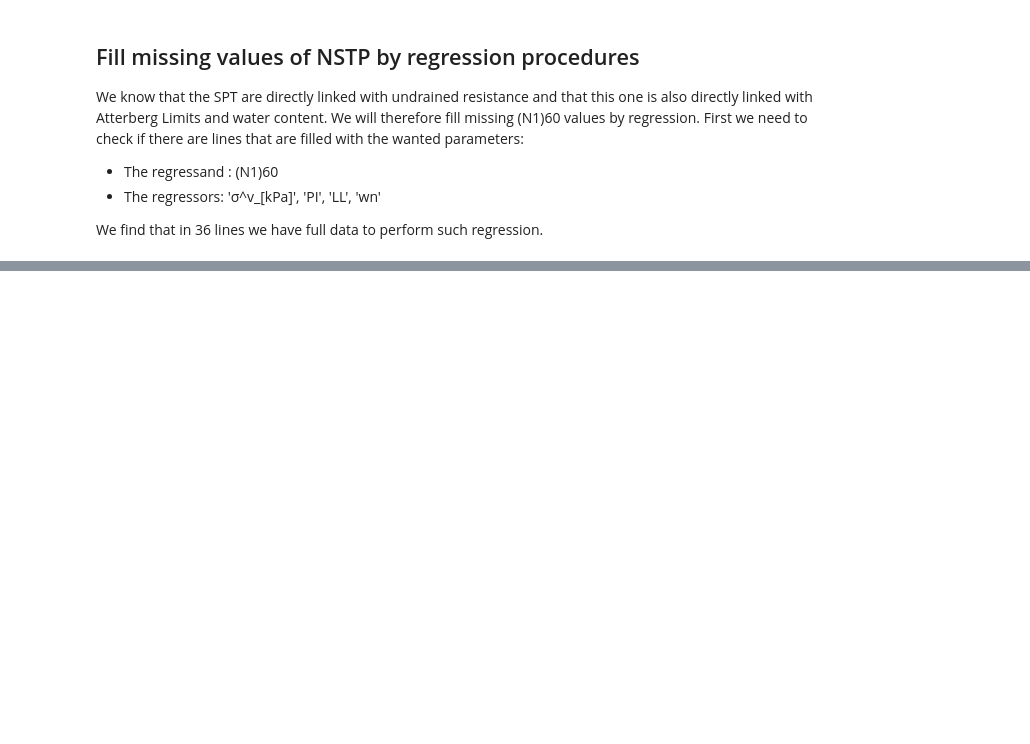
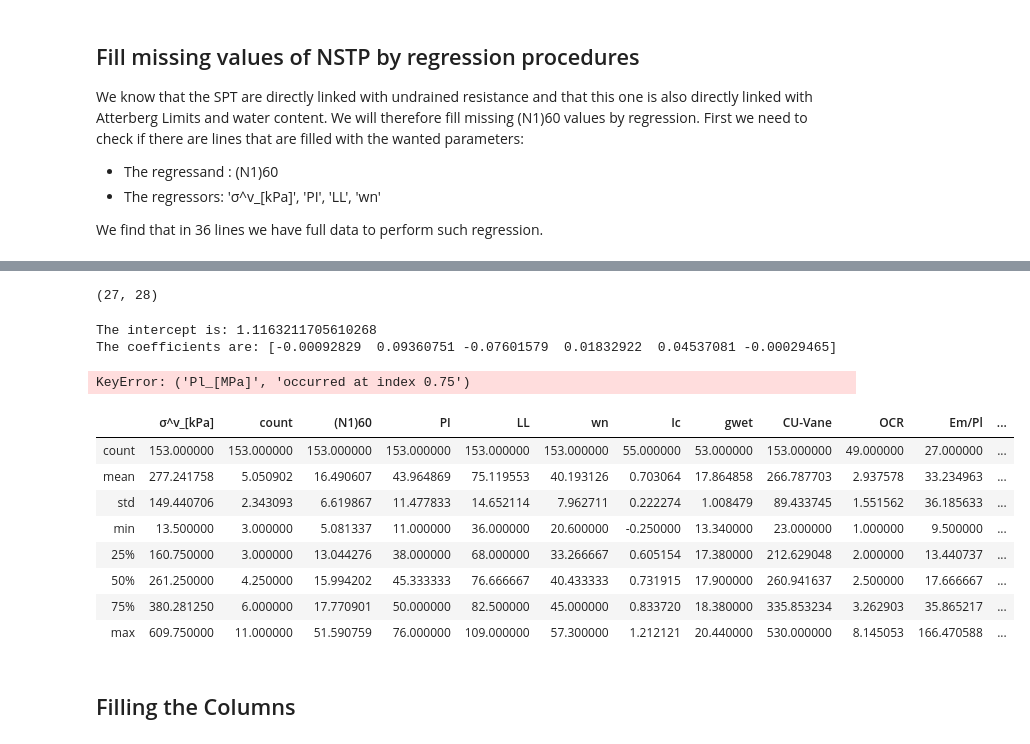
Before and after one commit to fabrizioperuzzo/bayesian_analysis_geotech, a Jupyter notebook: P6_Bayesian_analysis.ipynb, the cells around one changed output, grey strips where cells are left out. Drawn from its saved outputs; the diff is of its cells as text; code cells hidden in the pictures; blank space fills up the shorter version.

Commit message:
Second model saving

```diff
--- a/Untitled.ipynb
+++ b/P6_Bayesian_analysis.ipynb
@@ -304,0 +312,5 @@ missing_data_df['horsepower']= missing_data_df.apply(
+# %%
+dfg['CU-Vane']= dfg.apply(
+    lambda row:
+            vanec1 * row['σ^v_[kPa]'] + vanec2 * row.PI + vanec3 * row.LL + vanec4 * row.wn + vanec5 * row['(N1)60'] + vanec0
+            if np.isnan(row['CU-Vane']) else row['CU-Vane'], axis=1)
@@ -304,0 +325,54 @@ missing_data_df['horsepower']= missing_data_df.apply(
+# %%
+dfg.dropna(subset=['σ^v_[kPa]', '(N1)60', 'PI', 'LL', 'wn','CU-Vane','Pl_[Mpa]']).shape
+# %% [output]
+(27, 28)
+# %%
+# create subdatabase without Nan
+
+dfg_train=dfg.dropna(subset=['σ^v_[kPa]', '(N1)60', 'PI', 'LL', 'wn','CU-Vane','Pl_[Mpa]'])
+
+X_train = np.array(dfg_train[['σ^v_[kPa]', 'PI', 'LL', 'wn','(N1)60','CU-Vane']])
+y_train = np.array(dfg_train['Pl_[Mpa]'])
+# %%
+model = LinearRegression().fit(X_train, y_train)
+
+# Step 4: Get results
+r_sq = model.score(X_train, y_train)
+intercept, coefficients = model.intercept_, model.coef_
+
+plc0 = intercept
+plc1 = coefficients[0]
+plc2 = coefficients[1]
+plc3 = coefficients[2]
+plc4 = coefficients[3]
+plc5 = coefficients[4]
+plc6 = coefficients[5]
+
+
+
+print('The intercept is:', intercept)
+print('The coefficients are:', coefficients)
+# %% [output]
+The intercept is: 1.1163211705610268
+The coefficients are: [-0.00092829  0.09360751 -0.07601579  0.01832922  0.04537081 -0.00029465]
+# %%
+dfg['Pl_[MPa]']= dfg.apply(
+    lambda row:
+            plc1 * row['σ^v_[kPa]'] + plc2 * row.PI + plc3 * row.LL + plc4 * row.wn + plc5 * row['(N1)60'] + plc6 * row['CU-Vane'] + plc0
+            if np.isnan(row['Pl_[MPa]']) else row['Pl_[MPa]'], axis=1)
+# %% [output]
+KeyError: ('Pl_[MPa]', 'occurred at index 0.75')
+# %%
+dfg.describe()
+# %% [output]
+|  | σ^v_[kPa] | count | (N1)60 | PI | LL | wn | Ic | gwet | CU-Vane | OCR | Em/Pl | ... |
+| count | 153.000000 | 153.000000 | 153.000000 | 153.000000 | 153.000000 | 153.000000 | 55.000000 | 53.000000 | 153.000000 | 49.000000 | 27.000000 | ... |
+| mean | 277.241758 | 5.050902 | 16.490607 | 43.964869 | 75.119553 | 40.193126 | 0.703064 | 17.864858 | 266.787703 | 2.937578 | 33.234963 | ... |
+| std | 149.440706 | 2.343093 | 6.619867 | 11.477833 | 14.652114 | 7.962711 | 0.222274 | 1.008479 | 89.433745 | 1.551562 | 36.185633 | ... |
+| min | 13.500000 | 3.000000 | 5.081337 | 11.000000 | 36.000000 | 20.600000 | -0.250000 | 13.340000 | 23.000000 | 1.000000 | 9.500000 | ... |
+| 25% | 160.750000 | 3.000000 | 13.044276 | 38.000000 | 68.000000 | 33.266667 | 0.605154 | 17.380000 | 212.629048 | 2.000000 | 13.440737 | ... |
+| 50% | 261.250000 | 4.250000 | 15.994202 | 45.333333 | 76.666667 | 40.433333 | 0.731915 | 17.900000 | 260.941637 | 2.500000 | 17.666667 | ... |
+| 75% | 380.281250 | 6.000000 | 17.770901 | 50.000000 | 82.500000 | 45.000000 | 0.833720 | 18.380000 | 335.853234 | 3.262903 | 35.865217 | ... |
+| max | 609.750000 | 11.000000 | 51.590759 | 76.000000 | 109.000000 | 57.300000 | 1.212121 | 20.440000 | 530.000000 | 8.145053 | 166.470588 | ... |
+# %% [markdown]
+## Filling the Columns
```
Also changed, not shown: parts of 21 cells of this notebook.
